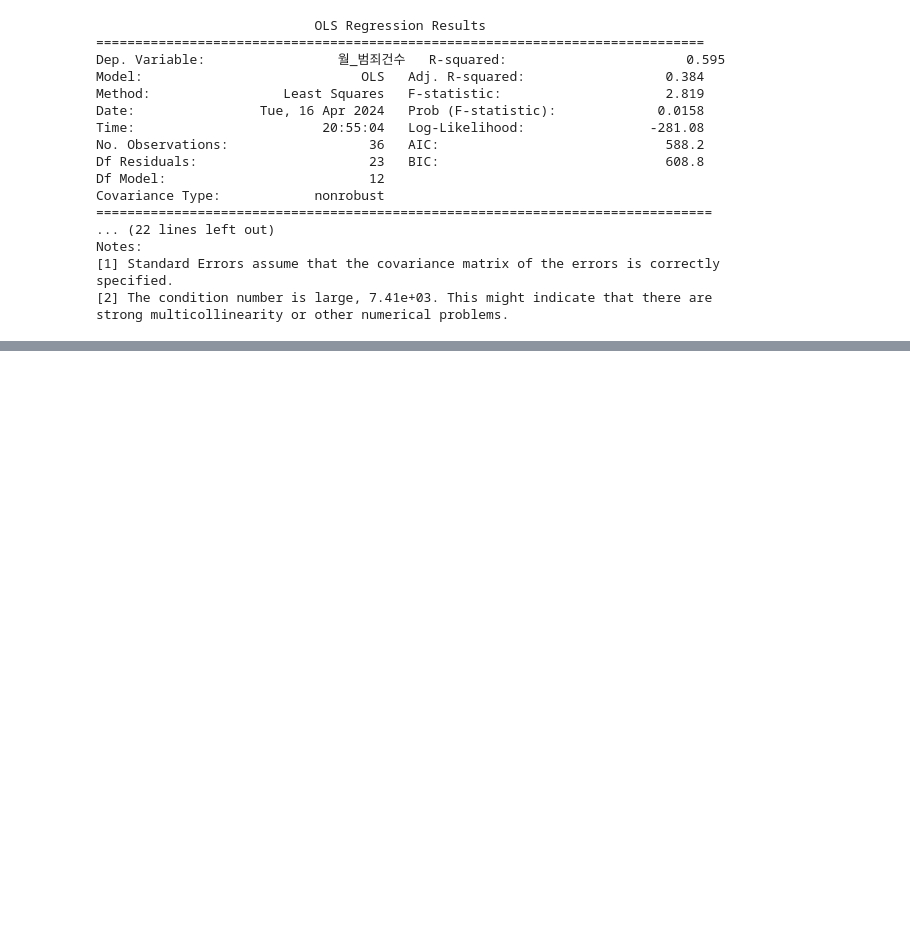
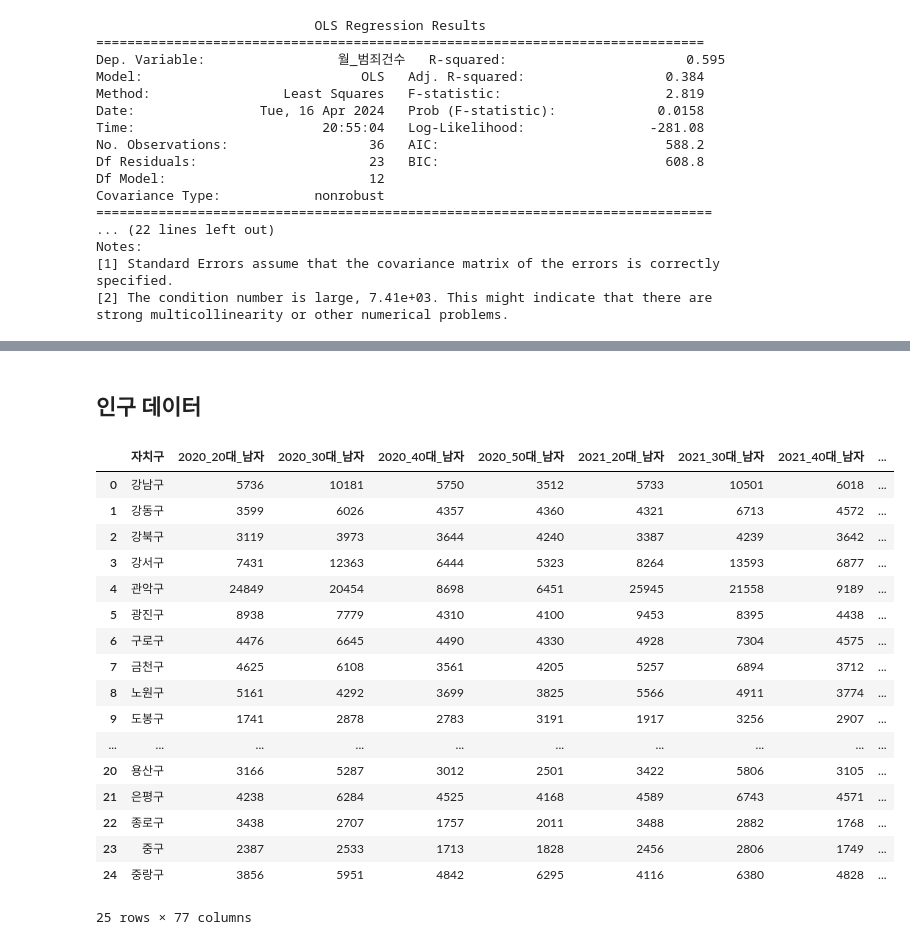
Before and after one commit to BanSugyeong/Crime-Alert-Service, a Jupyter notebook: machine learning/analyze/regression/mra.ipynb, the cells around one changed output, grey strips where cells are left out. Cells and saved outputs as stored; diff of their text form; code cells hidden in the pictures; blank space fills up the shorter version.

```diff
--- a/machine learning/analyze/regression/mra.ipynb
+++ b/machine learning/analyze/regression/mra.ipynb
@@ -179,0 +211,25 @@ strong multicollinearity or other numerical problems.
+# %% [markdown]
+## 인구 데이터
+# %%
+pop = pd.read_csv('crime_pop_all.csv', encoding='cp949')
+pop = pop.rename(columns={'Unnamed: 0': '자치구'})
+pop
+# %% [output]
+|  | 자치구 | 2020_20대_남자 | 2020_30대_남자 | 2020_40대_남자 | 2020_50대_남자 | 2021_20대_남자 | 2021_30대_남자 | 2021_40대_남자 | ... |
+| 0 | 강남구 | 5736 | 10181 | 5750 | 3512 | 5733 | 10501 | 6018 | ... |
+| 1 | 강동구 | 3599 | 6026 | 4357 | 4360 | 4321 | 6713 | 4572 | ... |
+| 2 | 강북구 | 3119 | 3973 | 3644 | 4240 | 3387 | 4239 | 3642 | ... |
+| 3 | 강서구 | 7431 | 12363 | 6444 | 5323 | 8264 | 13593 | 6877 | ... |
+| 4 | 관악구 | 24849 | 20454 | 8698 | 6451 | 25945 | 21558 | 9189 | ... |
+| 5 | 광진구 | 8938 | 7779 | 4310 | 4100 | 9453 | 8395 | 4438 | ... |
+| 6 | 구로구 | 4476 | 6645 | 4490 | 4330 | 4928 | 7304 | 4575 | ... |
+| 7 | 금천구 | 4625 | 6108 | 3561 | 4205 | 5257 | 6894 | 3712 | ... |
+| 8 | 노원구 | 5161 | 4292 | 3699 | 3825 | 5566 | 4911 | 3774 | ... |
+| 9 | 도봉구 | 1741 | 2878 | 2783 | 3191 | 1917 | 3256 | 2907 | ... |
+| ... | ... | ... | ... | ... | ... | ... | ... | ... | ... |
+| 20 | 용산구 | 3166 | 5287 | 3012 | 2501 | 3422 | 5806 | 3105 | ... |
+| 21 | 은평구 | 4238 | 6284 | 4525 | 4168 | 4589 | 6743 | 4571 | ... |
+| 22 | 종로구 | 3438 | 2707 | 1757 | 2011 | 3488 | 2882 | 1768 | ... |
+| 23 | 중구 | 2387 | 2533 | 1713 | 1828 | 2456 | 2806 | 1749 | ... |
+| 24 | 중랑구 | 3856 | 5951 | 4842 | 6295 | 4116 | 6380 | 4828 | ... |
+25 rows × 77 columns
```
Also changed, not shown: parts of 1 cell of this notebook, 3 other files.
